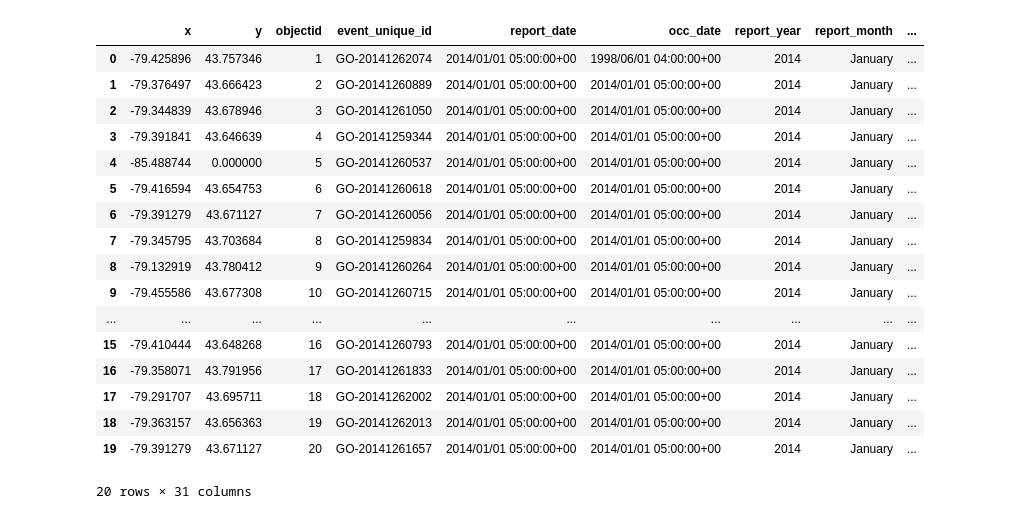
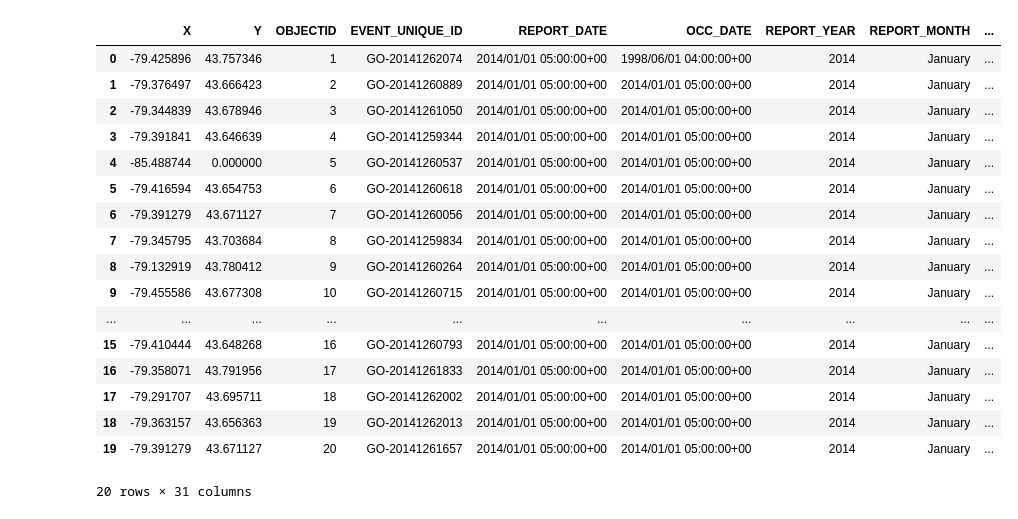
Before and after one commit to MickMarch/Canadian_Homelessness_Analysis, a Jupyter notebook: data_cleaning.ipynb, the cells around one changed output. Saved outputs shown, nothing was run; the diff lists cells and outputs as text; code cells hidden in the pictures.

```diff
--- a/data_cleaning.ipynb
+++ b/data_cleaning.ipynb
@@ -4,10 +4,10 @@ from pathlib import Path
 from project_tools.dataframe_tools import *
 # %%
 assault_df = pd.read_csv(Path('./datasets/Assault_Open_Data.csv'))
-column_name_reformating(assault_df)
+# column_name_reformating(assault_df)
 assault_df.head(20)
 # %% [output]
-|  | x | y | objectid | event_unique_id | report_date | occ_date | report_year | report_month | ... |
+|  | X | Y | OBJECTID | EVENT_UNIQUE_ID | REPORT_DATE | OCC_DATE | REPORT_YEAR | REPORT_MONTH | ... |
 | 0 | -79.425896 | 43.757346 | 1 | GO-20141262074 | 2014/01/01 05:00:00+00 | 1998/06/01 04:00:00+00 | 2014 | January | ... |
 | 1 | -79.376497 | 43.666423 | 2 | GO-20141260889 | 2014/01/01 05:00:00+00 | 2014/01/01 05:00:00+00 | 2014 | January | ... |
 | 2 | -79.344839 | 43.678946 | 3 | GO-20141261050 | 2014/01/01 05:00:00+00 | 2014/01/01 05:00:00+00 | 2014 | January | ... |
```
Also changed, not shown: parts of 10 cells of this notebook, 3 other files.
